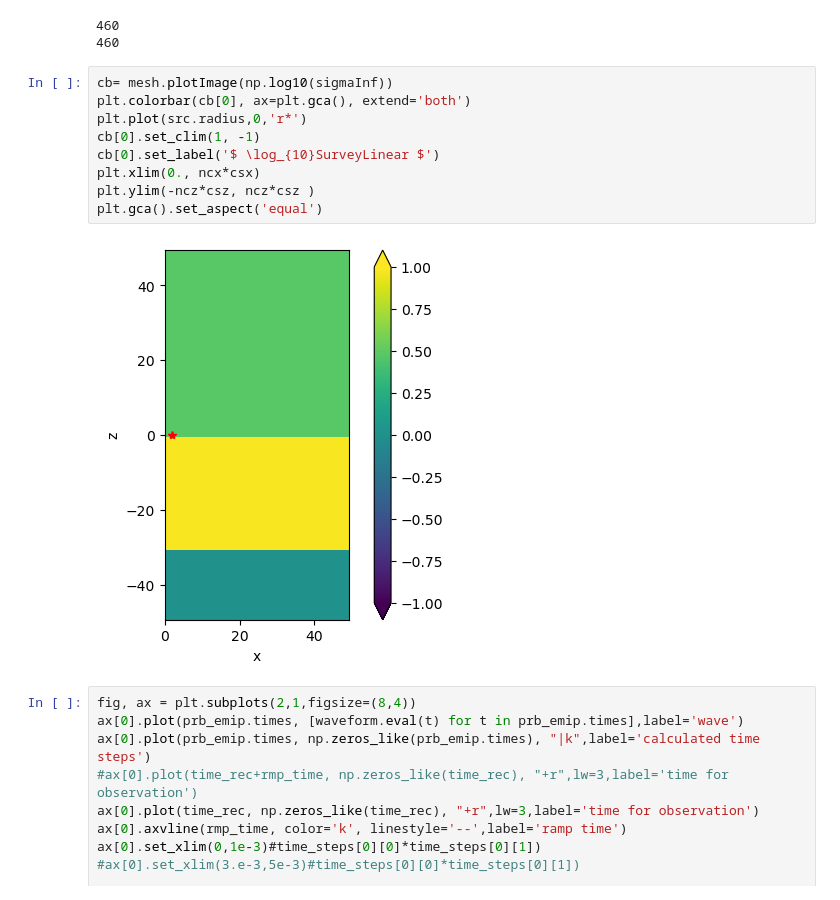
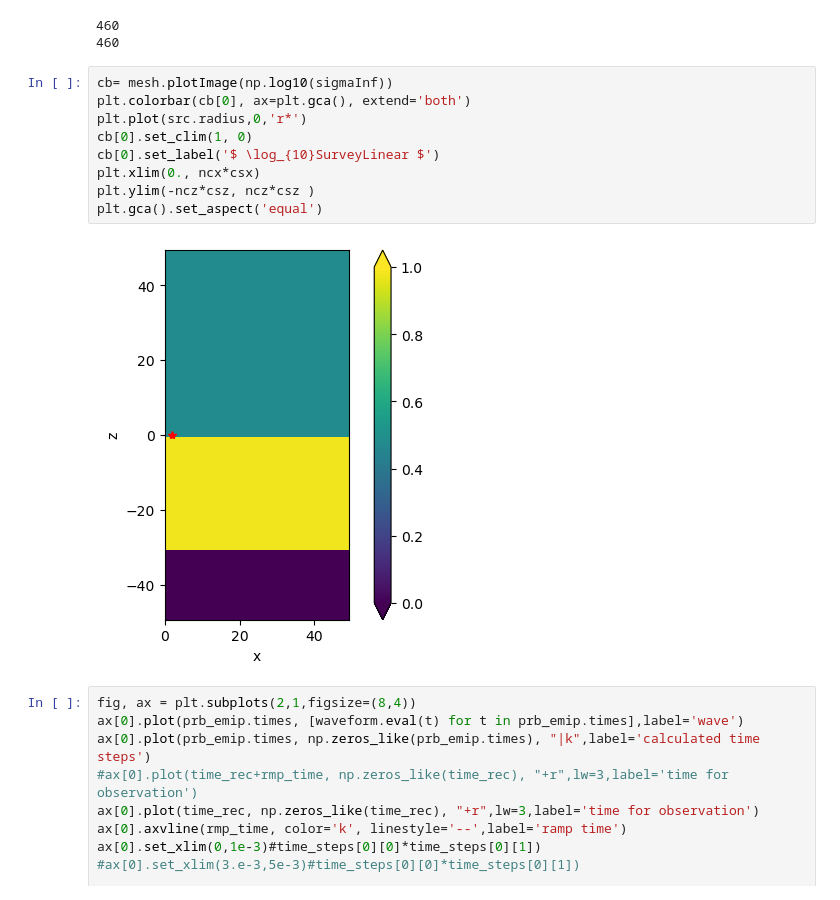
Before and after one commit to MasayukiMotoori/AGU24, a Jupyter notebook: 14_validation_LayerIP_rmp.ipynb, the cells around one changed output. Cells and saved outputs as stored; diff of their text form.

```diff
--- a/14_validation_LayerIP_rmp.ipynb
+++ b/14_validation_LayerIP_rmp.ipynb
@@ -133,14 +136,14 @@ print(len(time_rec))
 # %%
 cb= mesh.plotImage(np.log10(sigmaInf))
 plt.colorbar(cb[0], ax=plt.gca(), extend='both')
 plt.plot(src.radius,0,'r*')
-cb[0].set_clim(1, -1)
+cb[0].set_clim(1, 0)
 cb[0].set_label('$ \log_{10}SurveyLinear $')
 plt.xlim(0., ncx*csx)
 plt.ylim(-ncz*csz, ncz*csz )
 plt.gca().set_aspect('equal')
 # %% [output]
-[figure, old version]
+[figure, new version]
 # %%
 fig, ax = plt.subplots(2,1,figsize=(8,4))
 ax[0].plot(prb_emip.times, [waveform.eval(t) for t in prb_emip.times],label='wave')
```
Also changed, not shown: parts of 8 cells of this notebook, 6 other files.
